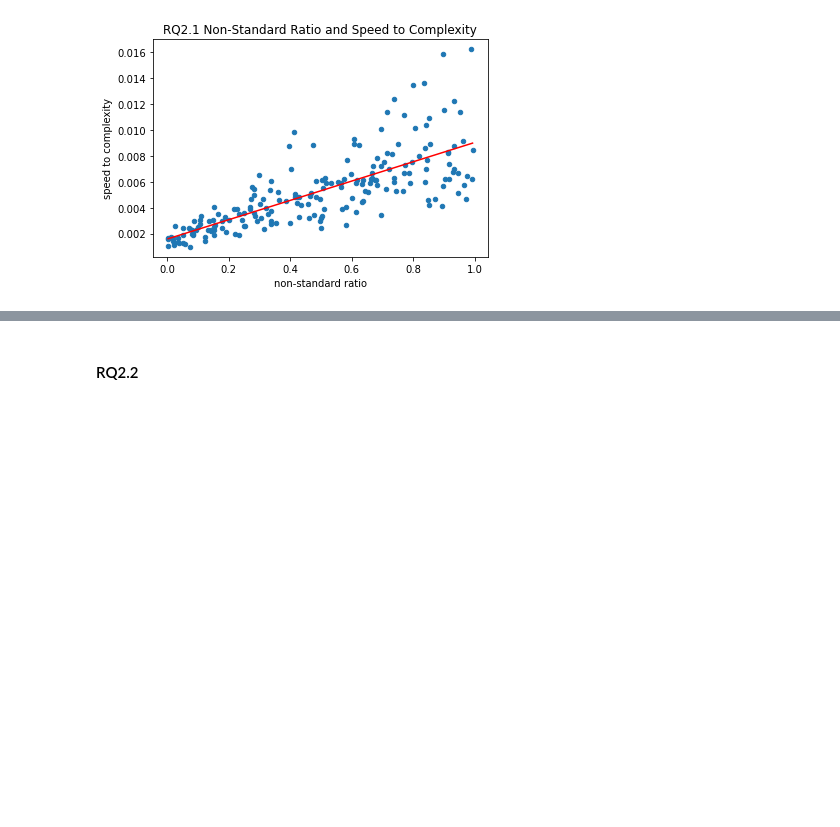
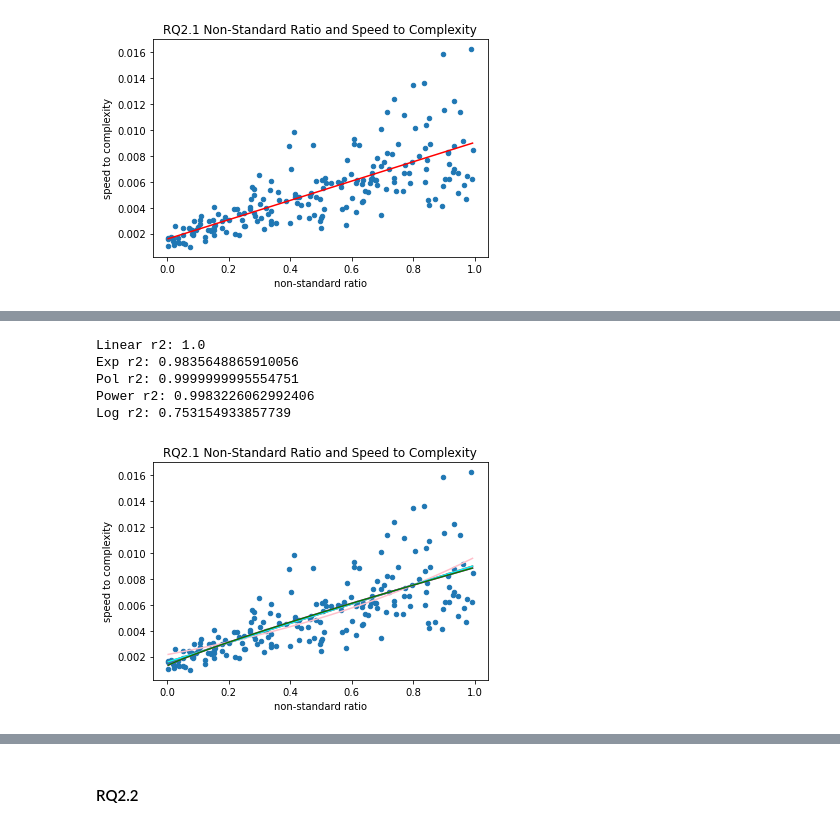
Before and after one commit to lennartebert/process_simulation, a Jupyter notebook: Process Simulation.ipynb, the cells around one changed output, grey strips where cells are left out. Drawn from its saved outputs; the diff is of its cells as text; code cells hidden in the pictures; blank space fills up the shorter version.

```diff
--- a/Process Simulation.ipynb
+++ b/Process Simulation.ipynb
@@ -560,3 +524,68 @@ Exp r2: 0.7543234155443104
+# %%
+# fit some models to the data
+
+automation_speed_df = automation_speed_df.sort_values(['non-standard ratio'])
+automation_speed_df.plot.scatter(x='non-standard ratio', y='speed to complexity', title='RQ2.1 Non-Standard Ratio and Speed to Complexity')
+
+x = automation_speed_df['non-standard ratio']#.values.reshape(-1, 1)
+y = automation_speed_df['speed to complexity']#.values.reshape(-1, 1)
+
+
+def lin_model(x, a, b):
+    return a + b * x
+
+def exp_model(x, a, b):
+    return a + b * np.exp(x)
+
+def pol_model(x, a, b, c):
+    return a + b * c**x
+
+def power_model(x, a, b, c):
+    return a + b * x**c
+    # return a + x**c
+
+def log_model(x, a, b, c):
+    return a + b * np.log(x**c)
+
+def fit_predict_model(model, x):
+    popt, pcov = scipy.optimize.curve_fit(model, x, y)
+    return model(x, *popt)
+
+pred_lin = fit_predict_model(lin_model, x)
+pred_exp = fit_predict_model(exp_model, x)
+pred_pol = fit_predict_model(pol_model, x)
+pred_power = fit_predict_model(power_model, x)
+pred_log = fit_predict_model(log_model, x)
+
+
+def get_r2(actual, pred):
+    corr_matrix = np.corrcoef(actual, pred)
+    corr = corr_matrix[0,1]
+    r2 = corr**2
+    return r2
+
+print(f'Linear r2: {get_r2(x, pred_lin)}')
+print(f'Exp r2: {get_r2(x, pred_exp)}')
+print(f'Pol r2: {get_r2(x, pred_pol)}')
+print(f'Power r2: {get_r2(x, pred_power)}')
+print(f'Log r2: {get_r2(x, pred_log)}')
+
+plt.plot(x, pred_lin, color='red', label="Linear Model")
+plt.plot(x, pred_exp, color='pink', label="Exp Model")
+plt.plot(x, pred_pol, color='cyan', label="Pol Model")
+plt.plot(x, pred_power, color='magenta', label="Power Model")
+plt.plot(x, pred_power, color='green', label="Log Model")
+
+
+plt.savefig('experiment_results/rq21_scatter_fitted.png', dpi=300, bbox_inches='tight')
+plt.show()
+# %% [output]
+Linear r2: 1.0
+Exp r2: 0.9835648865910056
+Pol r2: 0.9999999995554751
+Power r2: 0.9983226062992406
+Log r2: 0.753154933857739
+[figure, added]
 # %%
 automation_speed_df.plot.scatter(x='non-standard ratio', y='speed to complexity', title='RQ2.1 Non-Standard Ratio and Speed to Complexity')
 plt.plot(x, pred_exp, color='green', label="Log Model")
```
Also changed, not shown: parts of 8 cells of this notebook, 9 other files.
